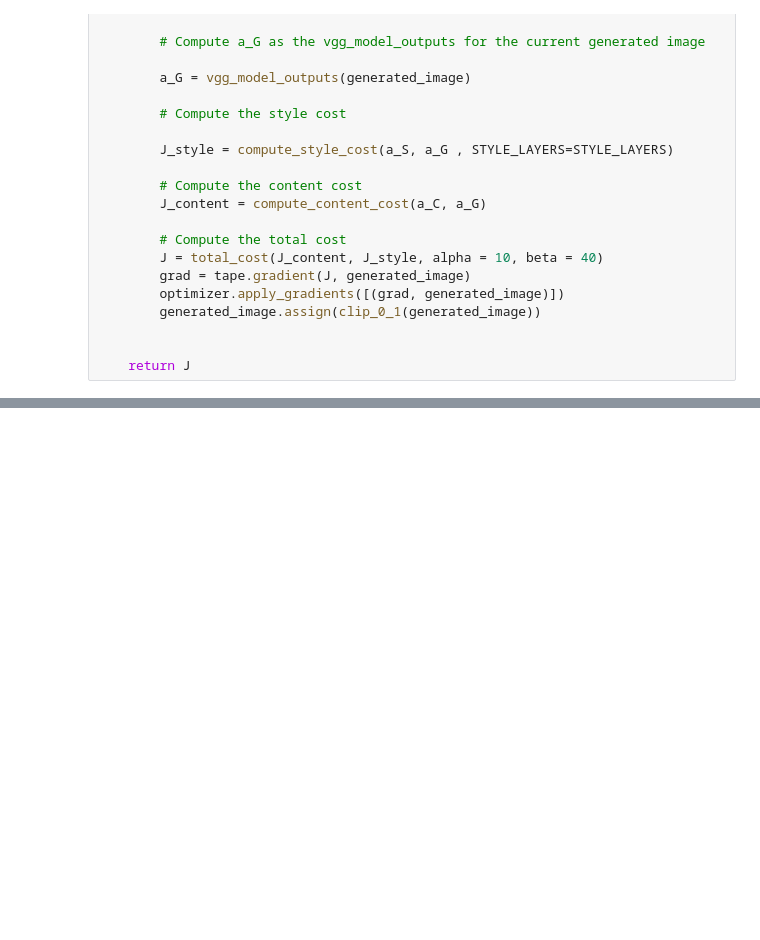
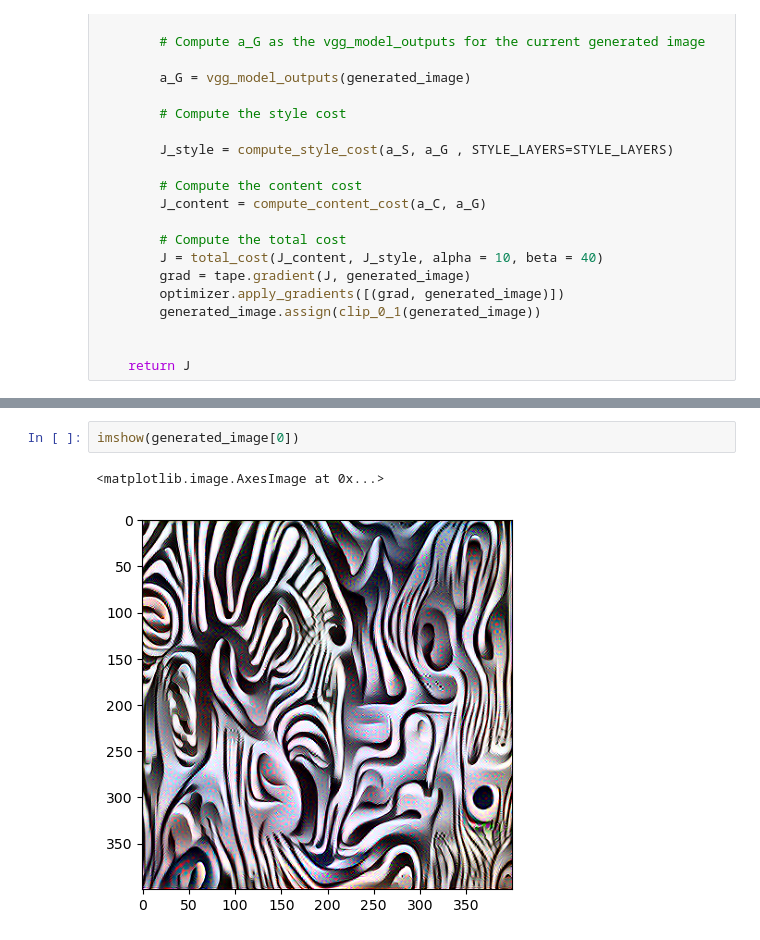
Before and after one commit to haytam76/Neural_Style_Transfer, a Jupyter notebook: Neural_Style_Transfer.ipynb, the cells around one changed output, grey strips where cells are left out. Saved outputs shown, nothing was run; the diff lists cells and outputs as text; blank space fills up the shorter version.

```diff
--- a/Neural_Style_Transfer.ipynb
+++ b/Neural_Style_Transfer.ipynb
@@ -325,0 +307,5 @@ plt.show()
+# %%
+imshow(generated_image[0])
+# %% [output]
+<matplotlib.image.AxesImage at 0x...>
+[figure, added]
```
Also changed, not shown: parts of 8 cells of this notebook, 3 other files.
